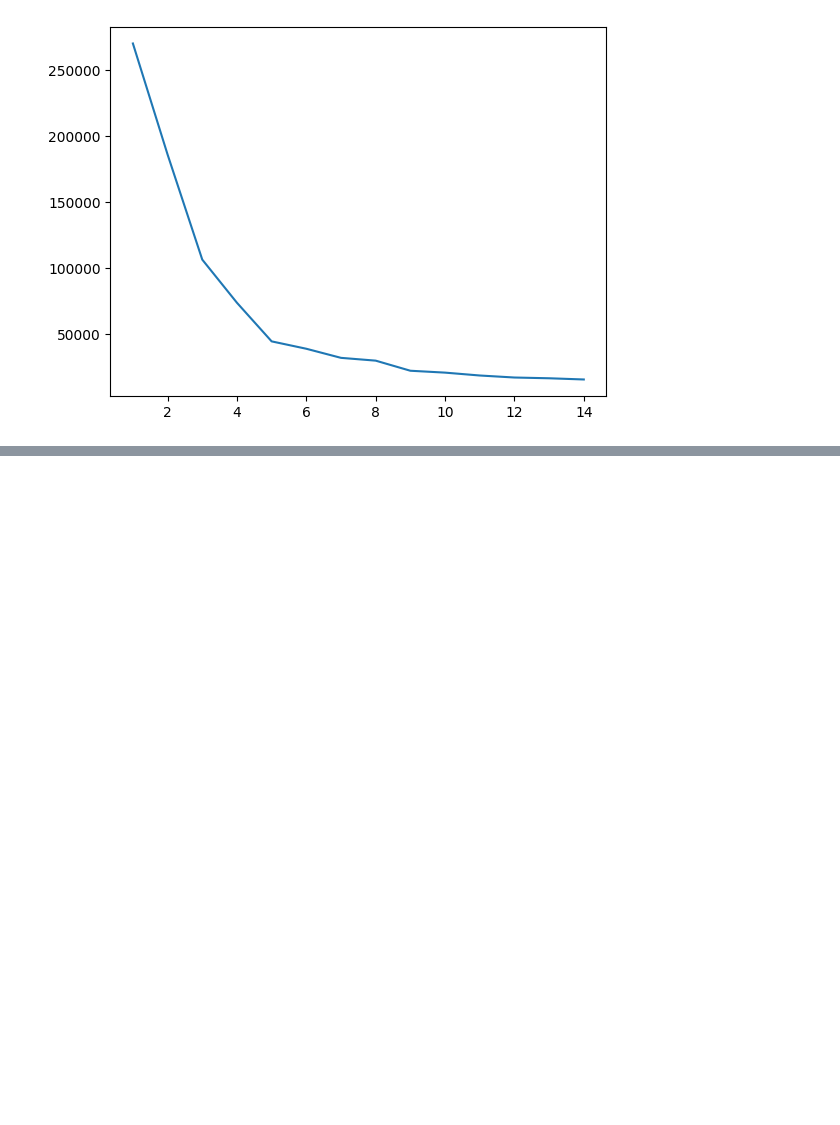
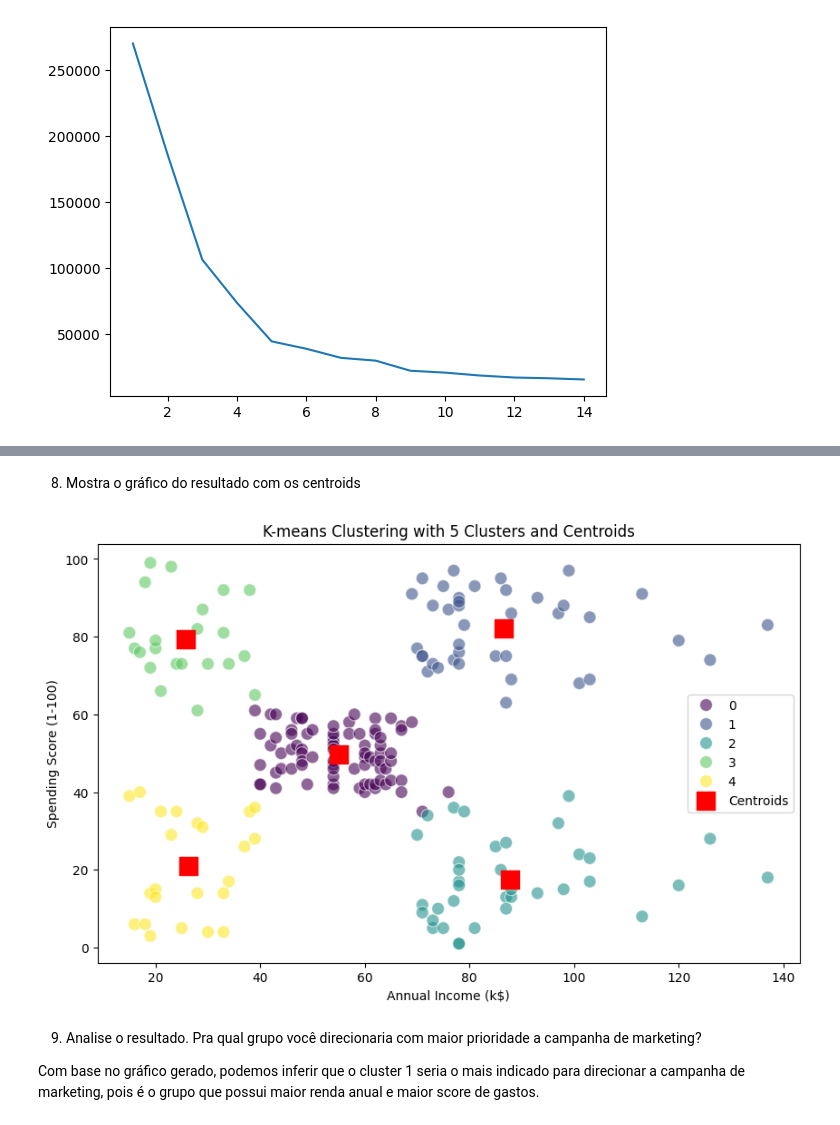
Before and after one commit to caefleury/trainee-cis-ieee, a Jupyter notebook: desafio_03/cluster.ipynb, the cells around one changed output, grey strips where cells are left out. Cells and saved outputs as stored; diff of their text form; code cells hidden in the pictures; blank space fills up the shorter version.

```diff
--- a/desafio_03/cluster.ipynb
+++ b/desafio_03/cluster.ipynb
@@ -90,0 +158,20 @@ plt.show()
+# %% [markdown]
+8. Mostra o gráfico do resultado com os centroids
+# %%
+centroids_5 = kmeans_5.cluster_centers_
+
+plt.figure(figsize=(10, 6))
+sns.scatterplot(x='Annual Income (k$)', y='Spending Score (1-100)', hue='Cluster_5', data=selected_columns, palette='viridis', s=100, alpha=0.6, edgecolor='w')
+plt.scatter(centroids_5[:, 0], centroids_5[:, 1], marker='s', s=200, c='red', label='Centroids')
+plt.xlabel('Annual Income (k$)')
+plt.ylabel('Spending Score (1-100)')
+plt.title('K-means Clustering with 5 Clusters and Centroids')
+plt.legend()
+plt.show()
+# %% [output]
+[figure, added]
+# %% [markdown]
+9. Analise o resultado. Pra qual grupo você direcionaria com maior prioridade a
+campanha de marketing?
+
+Com base no gráfico gerado, podemos inferir que o cluster 1 seria o mais indicado para direcionar a campanha de marketing, pois é o grupo que possui maior renda anual e maior score de gastos.
```
Also changed, not shown: parts of 7 cells of this notebook.
